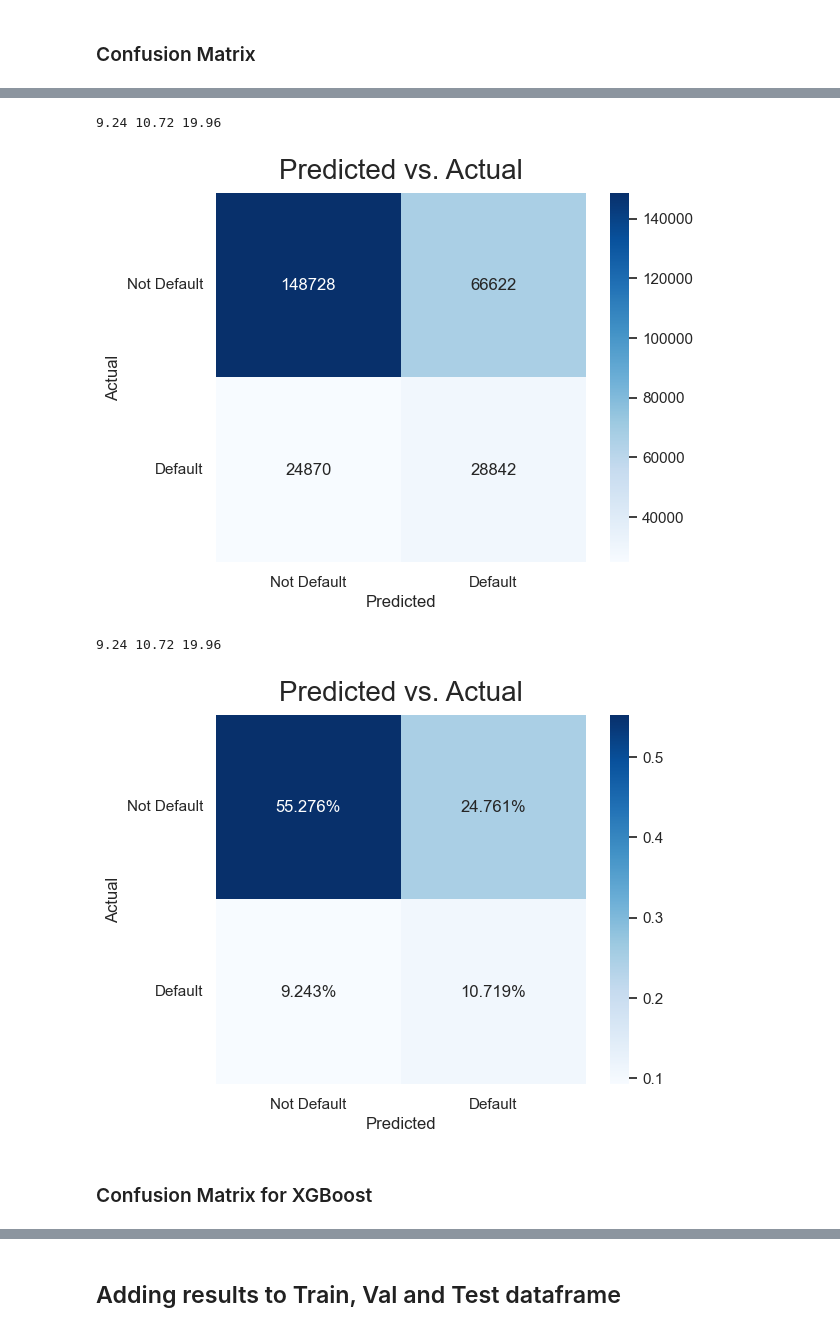
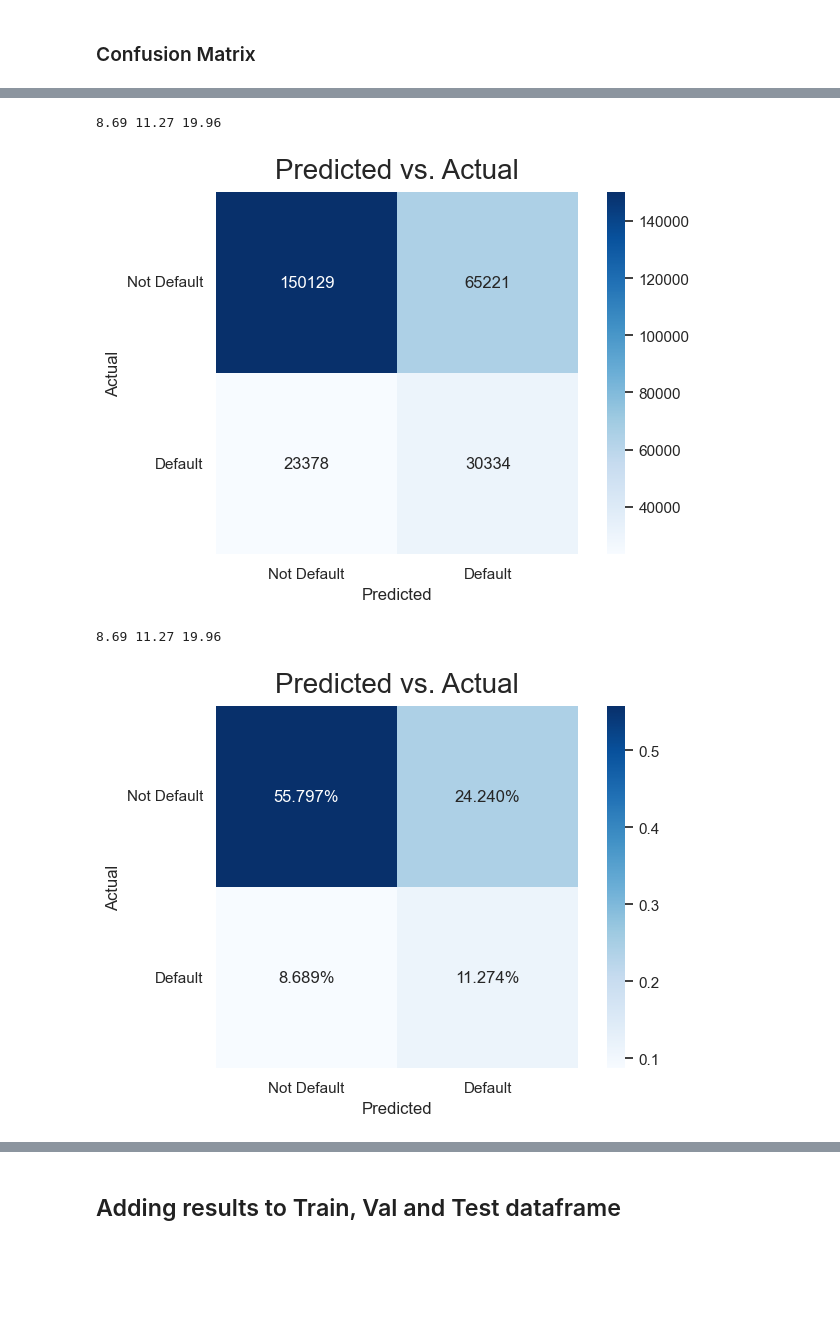
Before and after one commit to rodrafanas/credit_score_project, a Jupyter notebook: notebook/04_EVALUATION.ipynb, the cells around one changed output, grey strips where cells are left out. Drawn from its saved outputs; the diff is of its cells as text; code cells hidden in the pictures; blank space fills up the shorter version.

```diff
--- a/notebook/04_EVALUATION.ipynb
+++ b/notebook/04_EVALUATION.ipynb
@@ -134,6 +507,0 @@ def plot_roc_curves(df00, models, model_names, info, figsize=(12,8)):
-# %%
-# Define the list of models to compare
-models = [gaussian, logreg, dectree, rndforest, gbc, xgb_classifier]
-model_names = ['Gaussian Naive Bayes','Logistic Regression', 'Decision Tree', 'RandomForest', 'Gradient Boosting', 'XGBoost']
-# Plot ROC curves for in-sample data
-val_roc_auc = plot_roc_curves(X_val, models, model_names, info='validation')
@@ -155,6 +550,8 @@ test_roc_auc
 # %% [markdown]
 ## Best ROC AUC Model
 # %%
-auc_roc_table = pd.merge(val_roc_auc,test_roc_auc,how='left',on='Model').sort_values(by='AUC_test',ascending=False)
+# auc_roc_table = pd.merge(val_roc_auc,test_roc_auc,how='left',on='Model').sort_values(by='AUC_test',ascending=False)
+auc_roc_table = test_roc_auc.sort_values(by='AUC_test',ascending=False)
+
 auc_roc_table
 # %% [output]
@@ -214,0 +567,3 @@ decision_table
+# %%
+decision_table = build_decision_table(models, model_names, X_test, auc_roc_table)
+decision_table
@@ -214,0 +580,3 @@ decision_table
+# %%
+best_model = choice_best_model(decision_table, dict_model_names_to_object)
+best_model
@@ -328,14 +590,12 @@ make_confusion_matrix_val(X_val, rndforest, threshold=0.210526)
 # %%
-# Generate confusion matrix for random forest model on test dataset
-make_confusion_matrix_test(X_test,rndforest, threshold=0.210526)
+# Generate confusion matrix for best model on test dataset
+make_confusion_matrix(X_test,best_model, decision_table)
 # %% [output]
-9.24 10.72 19.96
+8.69 11.27 19.96
-[figure, old version]
+[figure, new version]
 # %%
-# Generate confusion matrix for random forest model on test dataset
-make_confusion_matrix_test(X_test,rndforest, info='perc', threshold=0.210526)
+# Generate confusion matrix for best model on test dataset
+make_confusion_matrix(X_test,best_model,decision_table, info='perc')
 # %% [output]
-9.24 10.72 19.96
+8.69 11.27 19.96
-[figure, old version]
+[figure, new version]
-# %% [markdown]
-### Confusion Matrix for XGBoost
```
Also changed, not shown: parts of 104 cells of this notebook, 9 other files.
